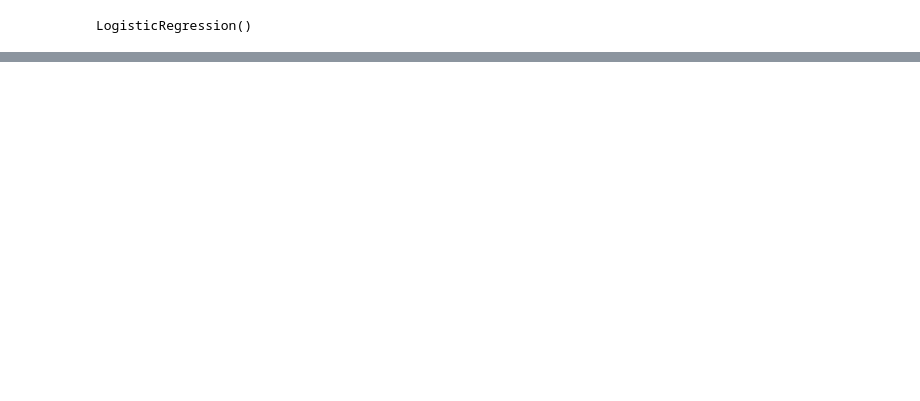
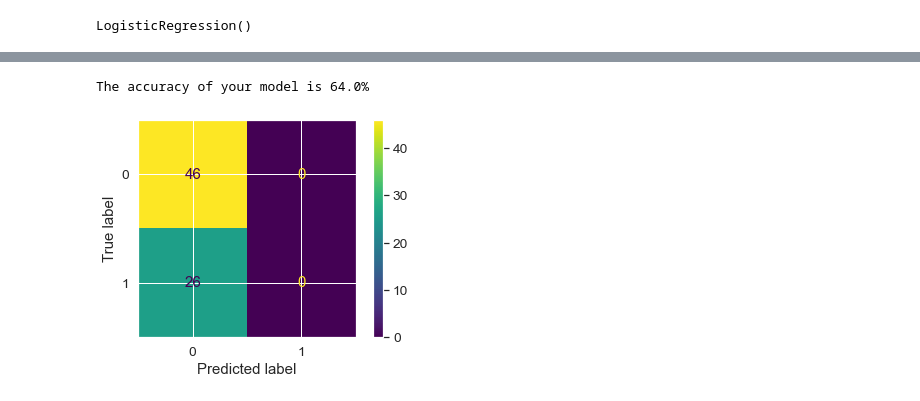
Before and after one commit to friedfab/ProjectDataScience, a Jupyter notebook: Applied Data Science Project.ipynb, the cells around one changed output, grey strips where cells are left out. Cells and saved outputs as stored; diff of their text form; code cells hidden in the pictures; blank space fills up the shorter version.

```diff
--- a/Applied Data Science Project.ipynb
+++ b/Applied Data Science Project.ipynb
@@ -222,0 +425,9 @@ weighted avg       0.90      0.90      0.90        72
+# %%
+#The input data is not standardised (standardise the data means transform the data so that they have mean 0 and std dev 1). This is a good practise, especially when data have very different ranges.
+scaler = StandardScaler()
+X1_train = scaler.fit_transform(X1_train)
+X1_test = scaler.transform(X1_test)
+# %%
+log_reg1 = LogisticRegression()
+
+log_reg1.fit(X1_train, y1_train)
@@ -222,0 +442,21 @@ weighted avg       0.90      0.90      0.90        72
+# %%
+y_pred1 = log_reg1.predict(X1_test)
+y_pred1
+
+y_proba1 = log_reg1.predict_proba(X1_test)
+
+y_pred1 = log_reg1.predict(X1_test) #ADD YOU CODE HERE####
+
+prediction_df1 = pd.DataFrame(np.c_[y_proba1,y_pred1], columns = ['Probability not qualifying',
+                                                                'Probability qualifying',
+                                                                'Predicted class'])
+#Putting the teams into a seperate df to combine it with the prediction
+#teams_df = final_df.filter(['Team','season'],axis=1)
+
+#completion = [teams_df, prediction_df]
+
+#finalprediction_df = pd.concat(completion)
+#finalprediction_df = teams_df.join(prediction_df)
+
+#finalprediction_df
+prediction_df1
@@ -222,0 +477,14 @@ weighted avg       0.90      0.90      0.90        72
+# %%
+mean_accuracy1 = log_reg1.score(X1_test, y1_test)
+print("The accuracy of your model is {0}%".format(np.round(mean_accuracy1*100),2))
+# %% [output]
+The accuracy of your model is 64.0%
+# %%
+from sklearn.metrics import confusion_matrix, ConfusionMatrixDisplay, classification_report # for this plot sklearn >= 1.0.1 is needed
+
+cm1 = confusion_matrix(y1_test, y_pred1, labels=log_reg.classes_)
+disp1 = ConfusionMatrixDisplay(confusion_matrix=cm1,display_labels=log_reg.classes_)
+disp1.plot()
+plt.show()
+# %% [output]
+[figure, added]
```
Also changed, not shown: parts of 42 cells of this notebook.
